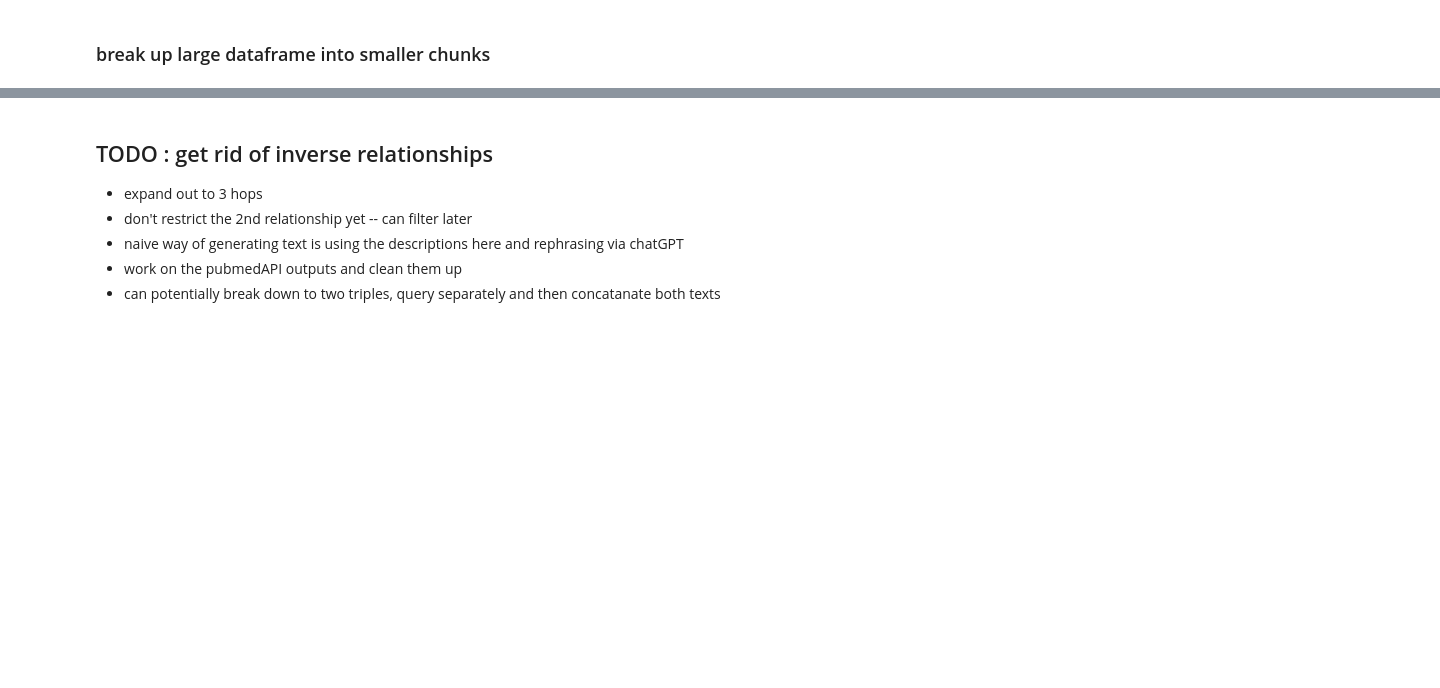
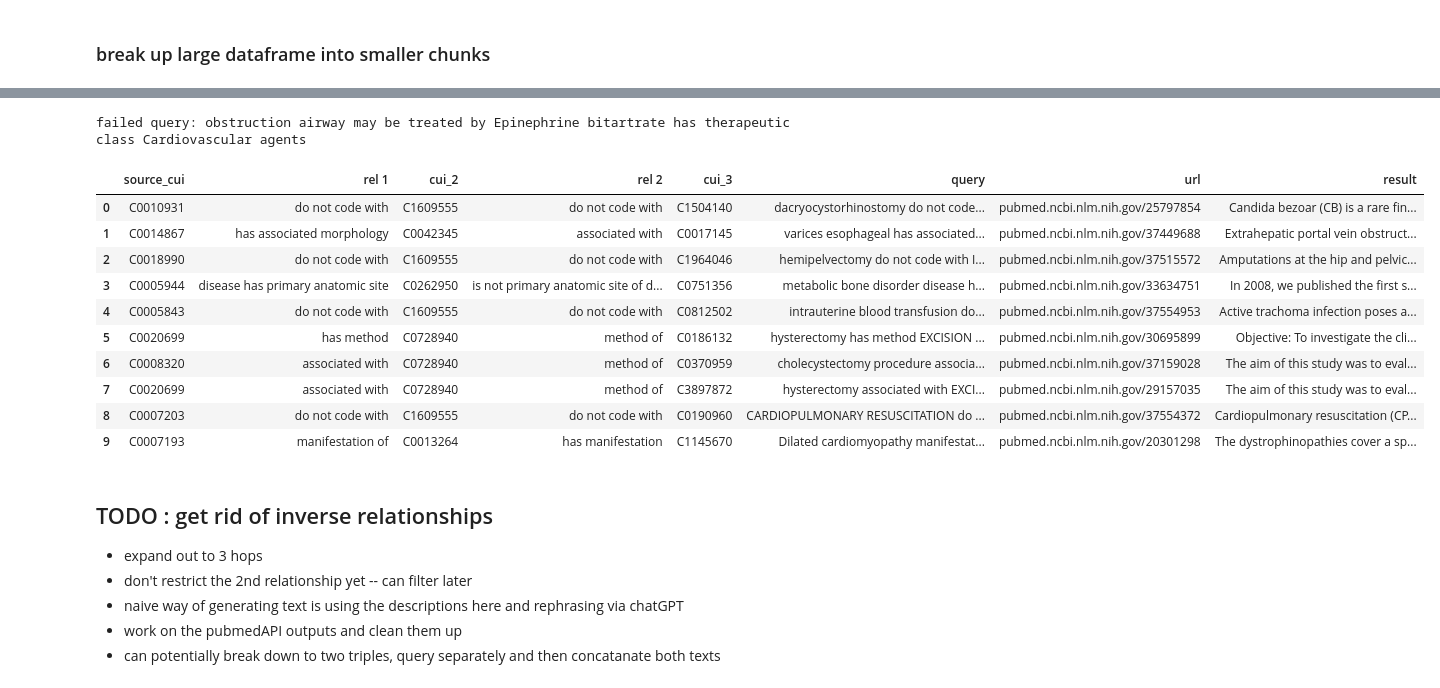
Before and after one commit to ignatius-ting/ITING_thesis23, a Jupyter notebook: exploration.ipynb, the cells around one changed output, grey strips where cells are left out. Drawn from its saved outputs; the diff is of its cells as text; code cells hidden in the pictures; blank space fills up the shorter version.

```diff
--- a/exploration.ipynb
+++ b/exploration.ipynb
@@ -829,3 +441,3 @@ df_rel.sample(5)
 # %%
-df_rel = df_rel[['CUI1', 'dest_atom', 'STYPE1', 'REL','broad_relation', 'CUI2', 'source_atom', 'STYPE2', 'RELA', 'RUI', 'SRUI', 'SAB', 'SL', 'RG', 'DIR', 'SUPPRESS']]
+df_rel = df_rel[['CUI1', 'dest_atom', 'STYPE1', 'REL', 'CUI2', 'source_atom', 'STYPE2', 'RELA', 'RUI', 'SRUI', 'SAB', 'SL', 'RG', 'DIR', 'SUPPRESS']]
 df_rel = df_rel.rename(columns = {"CUI1":"dest_cui","CUI2":"source_cui"})
@@ -1367,0 +903,3 @@ Name: REL, dtype: int64
+# %%
+temp = small_dataframes['df1'].copy()
+temp = temp.sample(100000)
@@ -1367,0 +911,52 @@ Name: REL, dtype: int64
+# %%
+failed_queries_2 = []
+
+
+# sample by relation name
+res = []
+api_key = '103aaef98affefe5942829479219ae692d09'
+url_stub = 'pubmed.ncbi.nlm.nih.gov/'
+for _, row in tqdm(temp.iterrows(), total = len(samples), desc = 'processing samples'):
+    text = row['whole_text']
+    pq = PubmedQuery(query = text, api_key = api_key)
+    try:
+        returns = pq.get_abstracts()
+    except:
+        print(f"failed query: {text}")
+        failed_queries_2.append((text, relation))
+        continue
+
+    abstract = '\n'.join(returns)
+    if abstract:
+        url = url_stub + str(pq.id_list[0])
+        entry = ({'source_cui':row['source_cui'],
+                            'rel 1':row['rel'],
+                            'cui_2':row['cui_2'],
+                            'rel 2':row['rel_2'],
+                            'cui_3':row['cui_3'],
+                            'query':text,
+                            'url':url,
+                            'result':abstract})
+        res.append(entry)
+
+    # 5 abstracts is enough
+    if len(res) >= 10:
+        break
+
+df_2_hops = pd.DataFrame(res)
+# %% [output]
+failed query: obstruction airway may be treated by Epinephrine bitartrate has therapeutic class Cardiovascular agents
+# %%
+df_2_hops
+# %% [output]
+|  | source_cui | rel 1 | cui_2 | rel 2 | cui_3 | query | url | result |
+| 0 | C0010931 | do not code with | C1609555 | do not code with | C1504140 | dacryocystorhinostomy do not code... | pubmed.ncbi.nlm.nih.gov/25797854 | Candida bezoar (CB) is a rare fin... |
+| 1 | C0014867 | has associated morphology | C0042345 | associated with | C0017145 | varices esophageal has associated... | pubmed.ncbi.nlm.nih.gov/37449688 | Extrahepatic portal vein obstruct... |
+| 2 | C0018990 | do not code with | C1609555 | do not code with | C1964046 | hemipelvectomy do not code with I... | pubmed.ncbi.nlm.nih.gov/37515572 | Amputations at the hip and pelvic... |
+| 3 | C0005944 | disease has primary anatomic site | C0262950 | is not primary anatomic site of d... | C0751356 | metabolic bone disorder disease h... | pubmed.ncbi.nlm.nih.gov/33634751 | In 2008, we published the first s... |
+| 4 | C0005843 | do not code with | C1609555 | do not code with | C0812502 | intrauterine blood transfusion do... | pubmed.ncbi.nlm.nih.gov/37554953 | Active trachoma infection poses a... |
+| 5 | C0020699 | has method | C0728940 | method of | C0186132 | hysterectomy has method EXCISION ... | pubmed.ncbi.nlm.nih.gov/30695899 | Objective: To investigate the cli... |
+| 6 | C0008320 | associated with | C0728940 | method of | C0370959 | cholecystectomy procedure associa... | pubmed.ncbi.nlm.nih.gov/37159028 | The aim of this study was to eval... |
+| 7 | C0020699 | associated with | C0728940 | method of | C3897872 | hysterectomy associated with EXCI... | pubmed.ncbi.nlm.nih.gov/29157035 | The aim of this study was to eval... |
+| 8 | C0007203 | do not code with | C1609555 | do not code with | C0190960 | CARDIOPULMONARY RESUSCITATION do ... | pubmed.ncbi.nlm.nih.gov/37554372 | Cardiopulmonary resuscitation (CP... |
+| 9 | C0007193 | manifestation of | C0013264 | has manifestation | C1145670 | Dilated cardiomyopathy manifestat... | pubmed.ncbi.nlm.nih.gov/20301298 | The dystrophinopathies cover a sp... |
```
Also changed, not shown: parts of 74 cells of this notebook, 1 other file.
